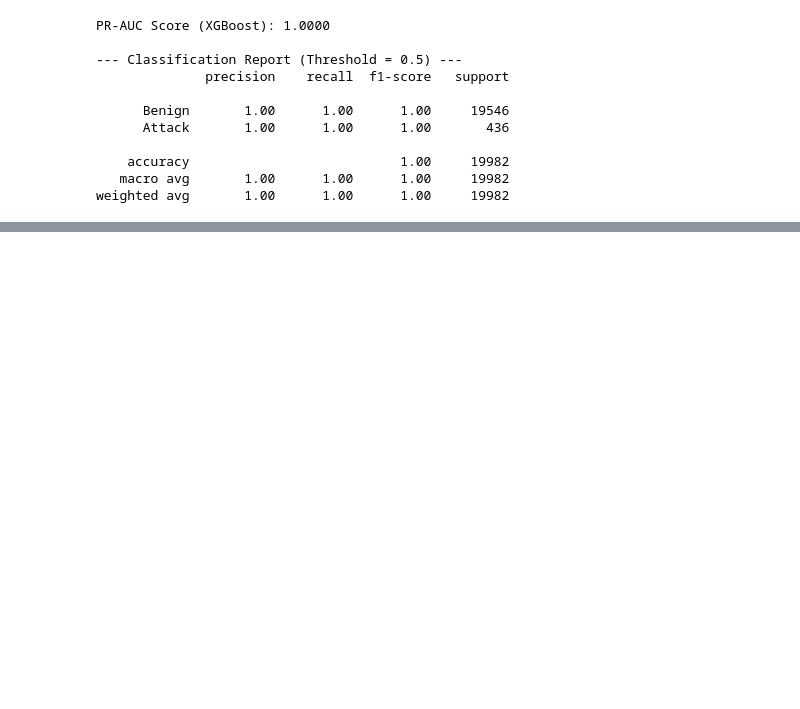
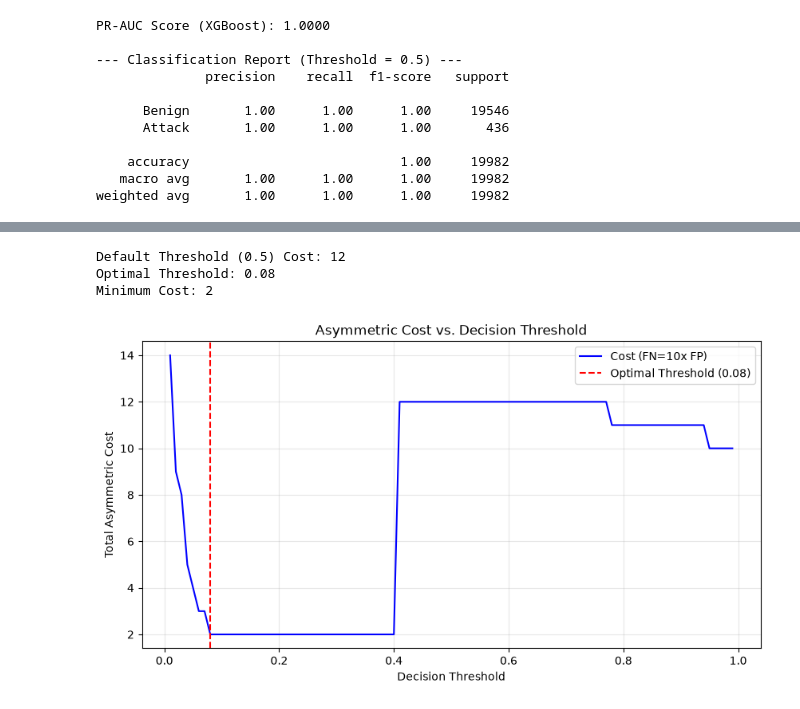
Before and after one commit to ephremkadja01-coder/nids-cicids2017, a Jupyter notebook: ml/notebooks/05_evaluation.ipynb, the cells around one changed output, grey strips where cells are left out. Drawn from its saved outputs; the diff is of its cells as text; code cells hidden in the pictures; blank space fills up the shorter version.

```diff
--- a/ml/notebooks/05_evaluation.ipynb
+++ b/ml/notebooks/05_evaluation.ipynb
@@ -63,0 +62,37 @@ SyntaxError: unterminated string literal (detected at line 4) (3331905723.py, li
+# %%
+def calculate_cost(y_true, y_pred, cost_fp=1, cost_fn=10):
+    tn, fp, fn, tp = confusion_matrix(y_true, y_pred).ravel()
+    return (fp * cost_fp) + (fn * cost_fn)
+
+# Tester différents seuils (de 0.01 à 0.99)
+thresholds_to_test = np.arange(0.01, 1.0, 0.01)
+costs = []
+
+for t in thresholds_to_test:
+    y_pred_t = (y_proba_xgb >= t).astype(int)
+    costs.append(calculate_cost(y_test, y_pred_t))
+
+# Trouver le seuil qui minimise le coût
+optimal_idx = np.argmin(costs)
+optimal_threshold = thresholds_to_test[optimal_idx]
+min_cost = costs[optimal_idx]
+
+print(f"Default Threshold (0.5) Cost: {calculate_cost(y_test, y_pred_default)}")
+print(f"Optimal Threshold: {optimal_threshold:.2f}")
+print(f"Minimum Cost: {min_cost}")
+
+# Affichage graphique de la courbe de coût
+plt.figure(figsize=(10, 5))
+plt.plot(thresholds_to_test, costs, label="Cost (FN=10x FP)", color='blue')
+plt.axvline(optimal_threshold, color='red', linestyle='--', label=f'Optimal Threshold ({optimal_threshold:.2f})')
+plt.xlabel('Decision Threshold')
+plt.ylabel('Total Asymmetric Cost')
+plt.title('Asymmetric Cost vs. Decision Threshold')
+plt.legend()
+plt.grid(True, alpha=0.3)
+plt.show()
+# %% [output]
+Default Threshold (0.5) Cost: 12
+Optimal Threshold: 0.08
+Minimum Cost: 2
+[figure, added]
```
Also changed, not shown: parts of 7 cells of this notebook, 4 other files.
